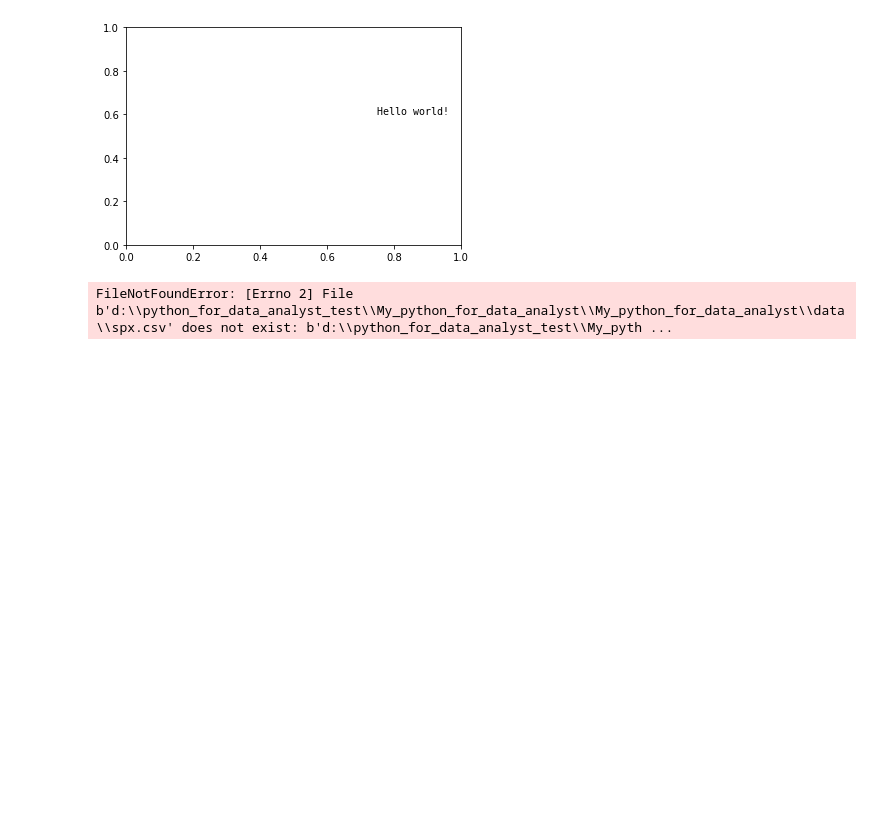
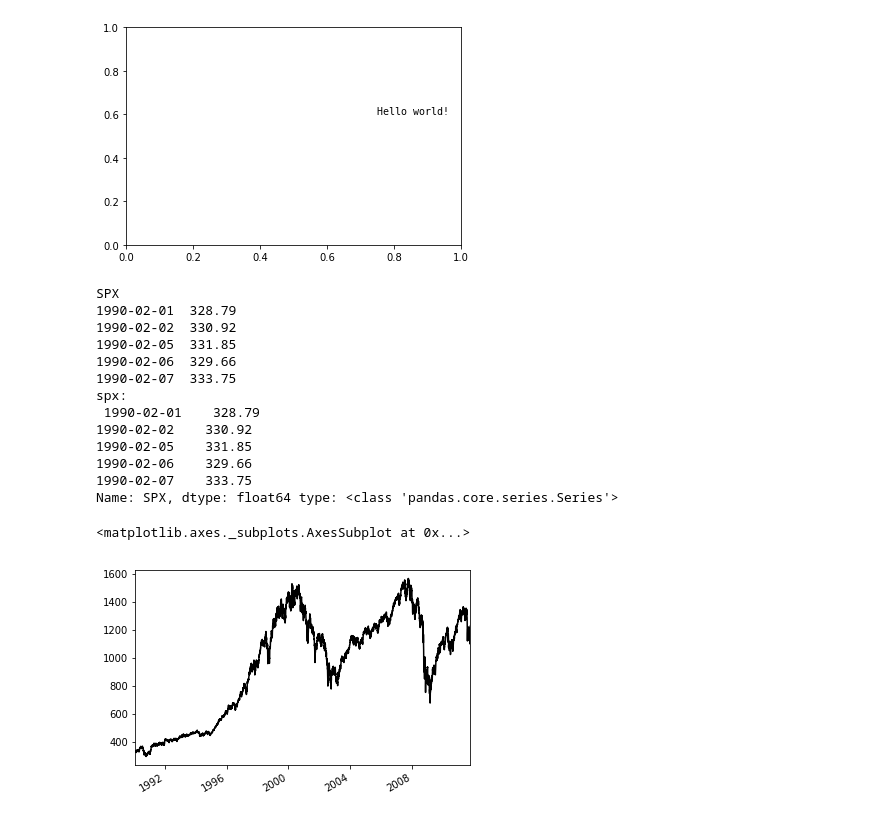
Before and after one commit to mengqi0315/python_for_data_analyst, a Jupyter notebook: My_python_for_data_analyst/char_09_1matplotlibAPI入门.ipynb, the cells around one changed output. Saved outputs shown, nothing was run; the diff lists cells and outputs as text; code cells hidden in the pictures; blank space fills up the shorter version.

Commit message:
add at 20200229 modify matplotlib

```diff
--- a/My_python_for_data_analyst/char_09_1matplotlibAPI入门.ipynb
+++ b/My_python_for_data_analyst/char_09_1matplotlibAPI入门.ipynb
@@ -105,14 +105,28 @@ ax.text(0.75, 0.6,           # 相对坐标轴的比例
 Text(0.75, 0.6, 'Hello world!')
 [figure]
 # %%
-path = os.getcwd()+'\My_python_for_data_analyst\data\spx.csv'
+path = os.getcwd()+'\data\spx.csv'
 fig = plt.figure()
 ax = fig.add_subplot(1,1,1)
 data = pd.read_csv(path,index_col=0,parse_dates=True)
 print(data.head())
 spx = data['SPX']   # x label sticks
 print('spx: \n',spx.head(),'type:',type(spx))
 spx.plot(ax=ax,style='k-')
 # %% [output]
-FileNotFoundError: [Errno 2] File b'd:\\python_for_data_analyst_test\\My_python_for_data_analyst\\My_python_for_data_analyst\\data\\spx.csv' does not exist: b'd:\\python_for_data_analyst_test\\My_pyth ...
+SPX
+1990-02-01  328.79
+1990-02-02  330.92
+1990-02-05  331.85
+1990-02-06  329.66
+1990-02-07  333.75
+spx:
+ 1990-02-01    328.79
+1990-02-02    330.92
+1990-02-05    331.85
+1990-02-06    329.66
+1990-02-07    333.75
+Name: SPX, dtype: float64 type: <class 'pandas.core.series.Series'>
+<matplotlib.axes._subplots.AxesSubplot at 0x...>
+[figure, added]
 # %%
```
Also changed, not shown: parts of 19 cells of this notebook.
